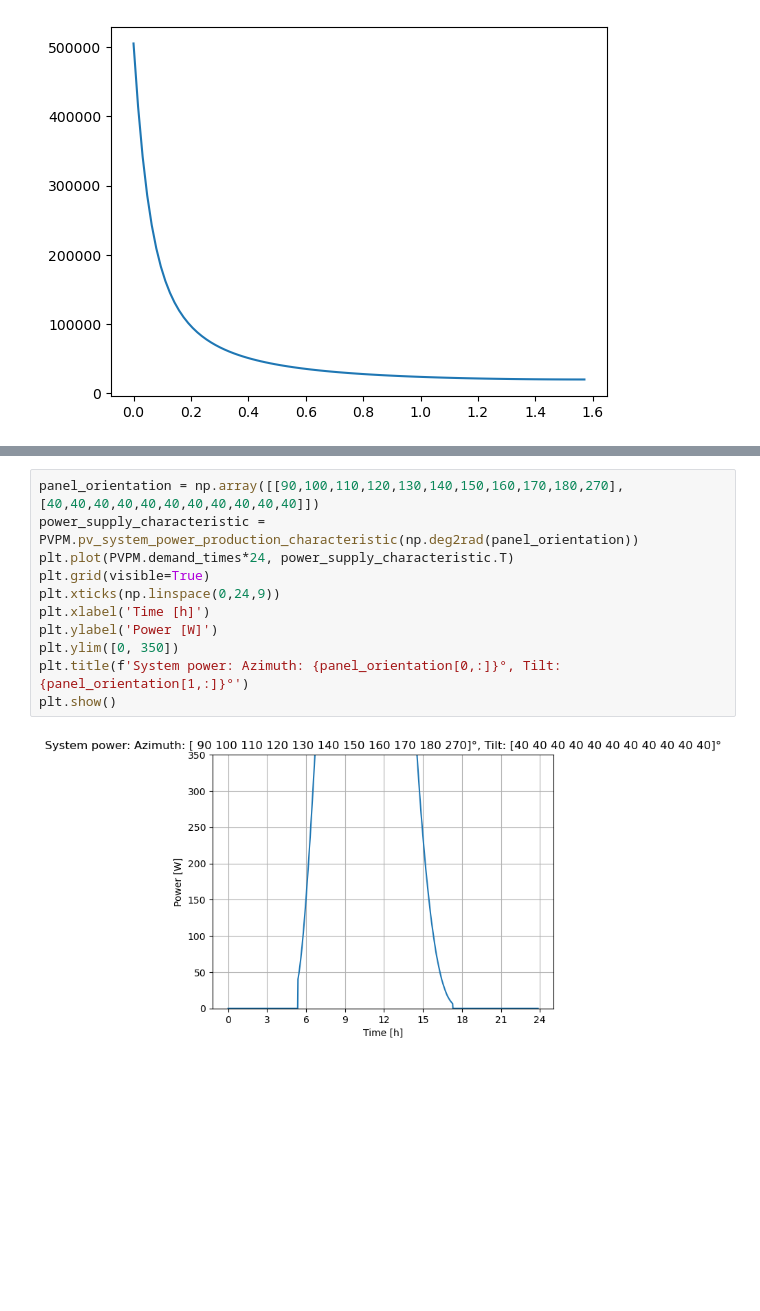
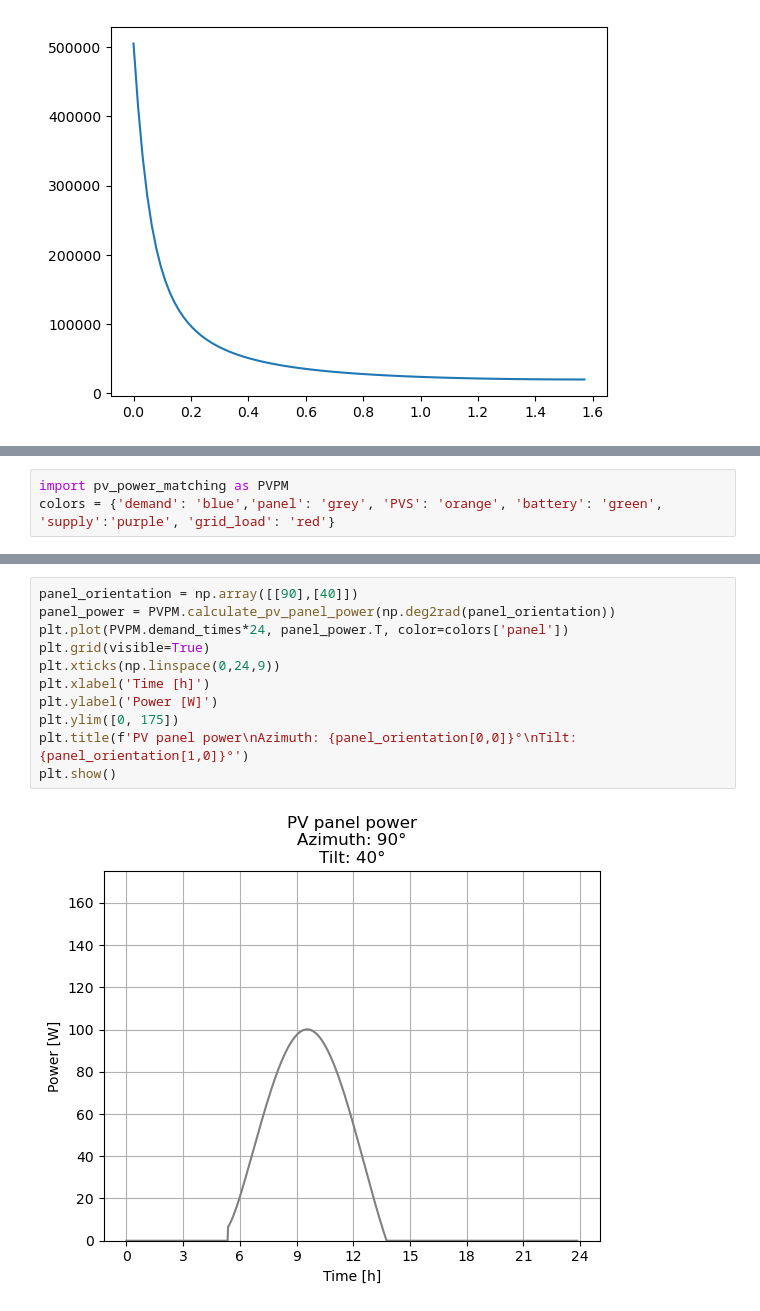
Before and after one commit to LMerbecks/PV-Power-Matching, a Jupyter notebook: src/helper_notebook.ipynb, the cells around one changed output, grey strips where cells are left out. Cells and saved outputs as stored; diff of their text form; blank space fills up the shorter version.

```diff
--- a/src/helper_notebook.ipynb
+++ b/src/helper_notebook.ipynb
@@ -247,3 +247,6 @@ import pv_power_matching as PVPM
+# %%
+import pv_power_matching as PVPM
+colors = {'demand': 'blue','panel': 'grey', 'PVS': 'orange', 'battery': 'green', 'supply':'purple', 'grid_load': 'red'}
 # %%
 PVPM.plot_result_characteristics(np.array([3.1415, 0.2]), np.array([1]))
 # %% [output]
@@ -265,13 +268,13 @@ axes.get_legend_handles_labels()[1][:]
 # %%
-panel_orientation = np.array([[90,100,110,120,130,140,150,160,170,180,270], [40,40,40,40,40,40,40,40,40,40,40]])
-power_supply_characteristic = PVPM.pv_system_power_production_characteristic(np.deg2rad(panel_orientation))
-plt.plot(PVPM.demand_times*24, power_supply_characteristic.T)
+panel_orientation = np.array([[90],[40]])
+panel_power = PVPM.calculate_pv_panel_power(np.deg2rad(panel_orientation))
+plt.plot(PVPM.demand_times*24, panel_power.T, color=colors['panel'])
 plt.grid(visible=True)
 plt.xticks(np.linspace(0,24,9))
 plt.xlabel('Time [h]')
 plt.ylabel('Power [W]')
-plt.ylim([0, 350])
-plt.title(f'System power: Azimuth: {panel_orientation[0,:]}°, Tilt: {panel_orientation[1,:]}°')
+plt.ylim([0, 175])
+plt.title(f'PV panel power\nAzimuth: {panel_orientation[0,0]}°\nTilt: {panel_orientation[1,0]}°')
 plt.show()
 # %% [output]
-[figure, old version]
+[figure, new version]
```
Also changed, not shown: parts of 12 cells of this notebook.
